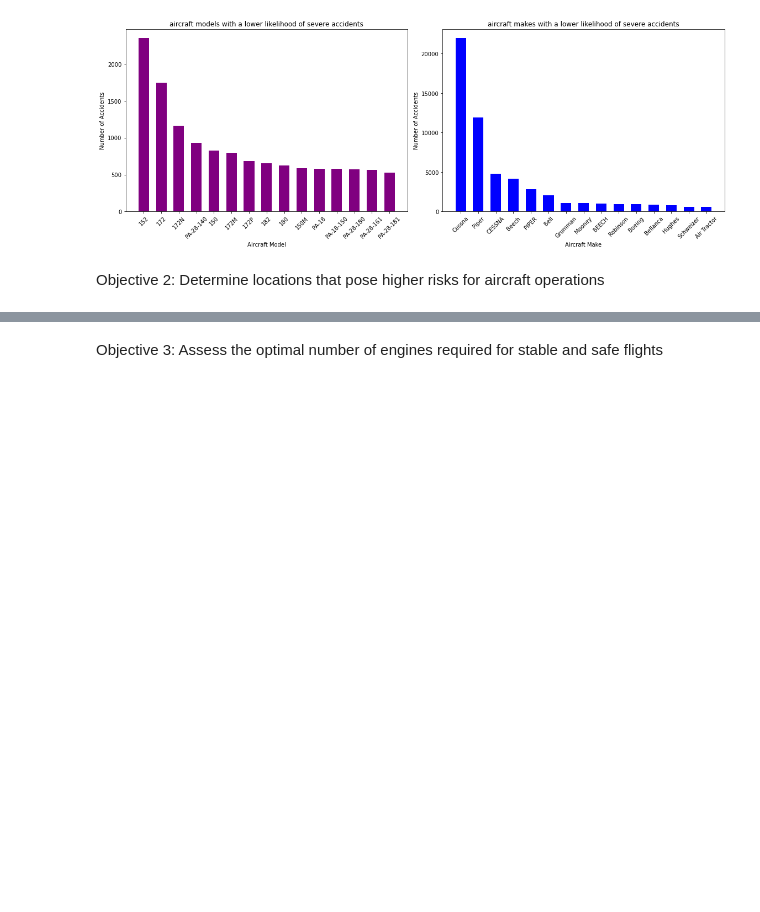
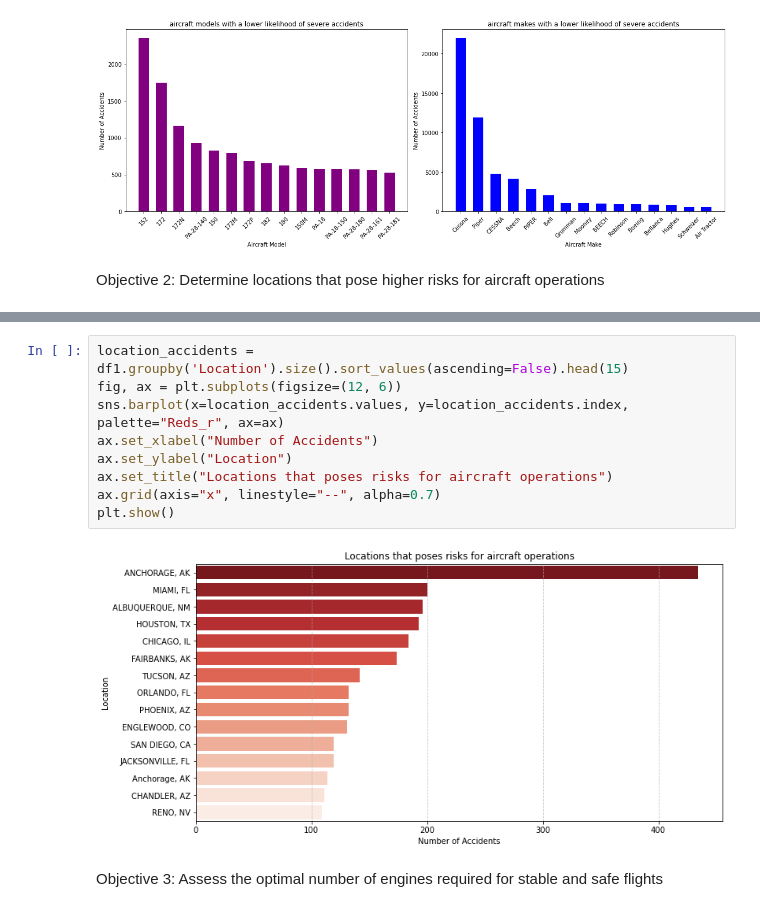
Before and after one commit to hanifa331/Data-Visualization, a Jupyter notebook: index.ipynb, the cells around one changed output, grey strips where cells are left out. Cells and saved outputs as stored; diff of their text form; blank space fills up the shorter version.

```diff
--- a/index.ipynb
+++ b/index.ipynb
@@ -625,3 +621,14 @@ NameError: name 'location_accidents' is not defined
+# %%
+location_accidents = df1.groupby('Location').size().sort_values(ascending=False).head(15)
+fig, ax = plt.subplots(figsize=(12, 6))
+sns.barplot(x=location_accidents.values, y=location_accidents.index, palette="Reds_r", ax=ax)
+ax.set_xlabel("Number of Accidents")
+ax.set_ylabel("Location")
+ax.set_title("Locations that poses risks for aircraft operations")
+ax.grid(axis="x", linestyle="--", alpha=0.7)
+plt.show()
+# %% [output]
+[figure, added]
 # %% [markdown]
 Objective 3:  Assess the optimal number of engines required for stable and safe flights
 # %%
```
Also changed, not shown: parts of 2 cells of this notebook.
